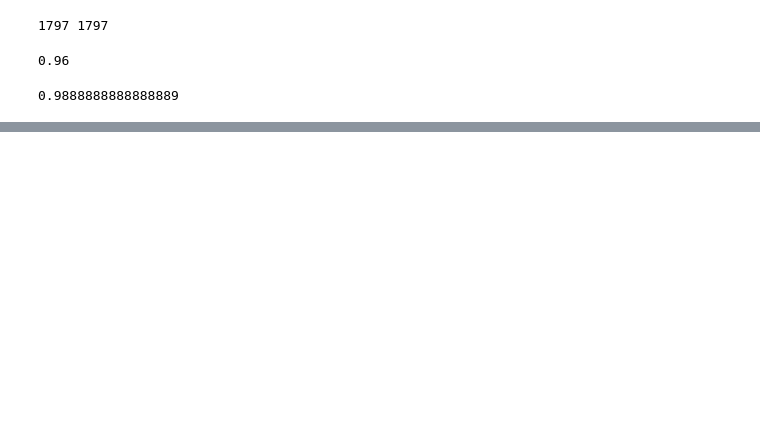
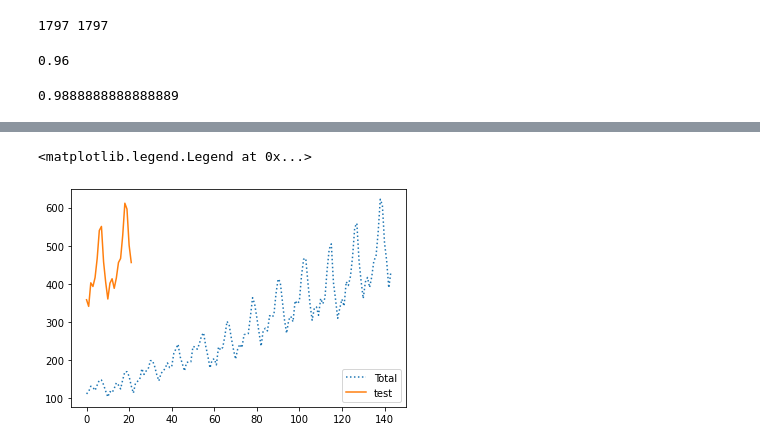
Before and after one commit to swleexz/TIL, a Jupyter notebook: 01_bigdata_ai_via_python/09_02_deep_learning.ipynb, the cells around one changed output, grey strips where cells are left out. Saved outputs shown, nothing was run; the diff lists cells and outputs as text; code cells hidden in the pictures; blank space fills up the shorter version.

```diff
--- a/01_bigdata_ai_via_python/09_02_deep_learning.ipynb
+++ b/01_bigdata_ai_via_python/09_02_deep_learning.ipynb
@@ -299,0 +377,8 @@ print(accuracy_score(test_labels, predictions))
+# %%
+"""
+현재 처리하고자 하는 데이터 형식이 3D 시퀀스 데이터이므로 텐서의 형식은 (samples, timesteps, features) 이어야 함
+"""
+X_train = np.reshape(X_train, (X_train.shape[0], 1, X_train.shape[1]))
+X_test = np.reshape(X_test, (X_test.shape[0], 1, X_test.shape[1]))
+
+X_train.shape
@@ -299,0 +390,9 @@ print(accuracy_score(test_labels, predictions))
+# %%
+model = Sequential([
+    Flatten(input_shape=(1, X_train.shape[1])),
+    Dense(1)
+])
+
+model.compile(optimizer='rmsprop', loss='mse')
+
+history = model.fit(X_train, y_train, epochs=50, batch_size=1)
@@ -299,0 +417,3 @@ print(accuracy_score(test_labels, predictions))
+# %%
+train_predict = model.predict(X_train)
+test_predict = model.predict(X_test)
@@ -299,0 +423,6 @@ print(accuracy_score(test_labels, predictions))
+# %%
+# 앞서 시행했던 MinMax 정규화 상태를 다시 원래 스케일로 복원 - `inverse_transform()` 함수 사용
+train_predict = scaled.inverse_transform(train_predict)
+train_Y = scaled.inverse_transform([y_train])
+test_predict = scaled.inverse_transform(test_predict)
+test_Y = scaled.inverse_transform([y_test])
@@ -299,0 +431,7 @@ print(accuracy_score(test_labels, predictions))
+# %%
+plt.plot(scaled.inverse_transform(dataset), linestyle=':', label='Total')
+plt.plot(test_predict, label='test')
+plt.legend()
+# %% [output]
+<matplotlib.legend.Legend at 0x...>
+[figure, added]
```
Also changed, not shown: parts of 37 cells of this notebook.
